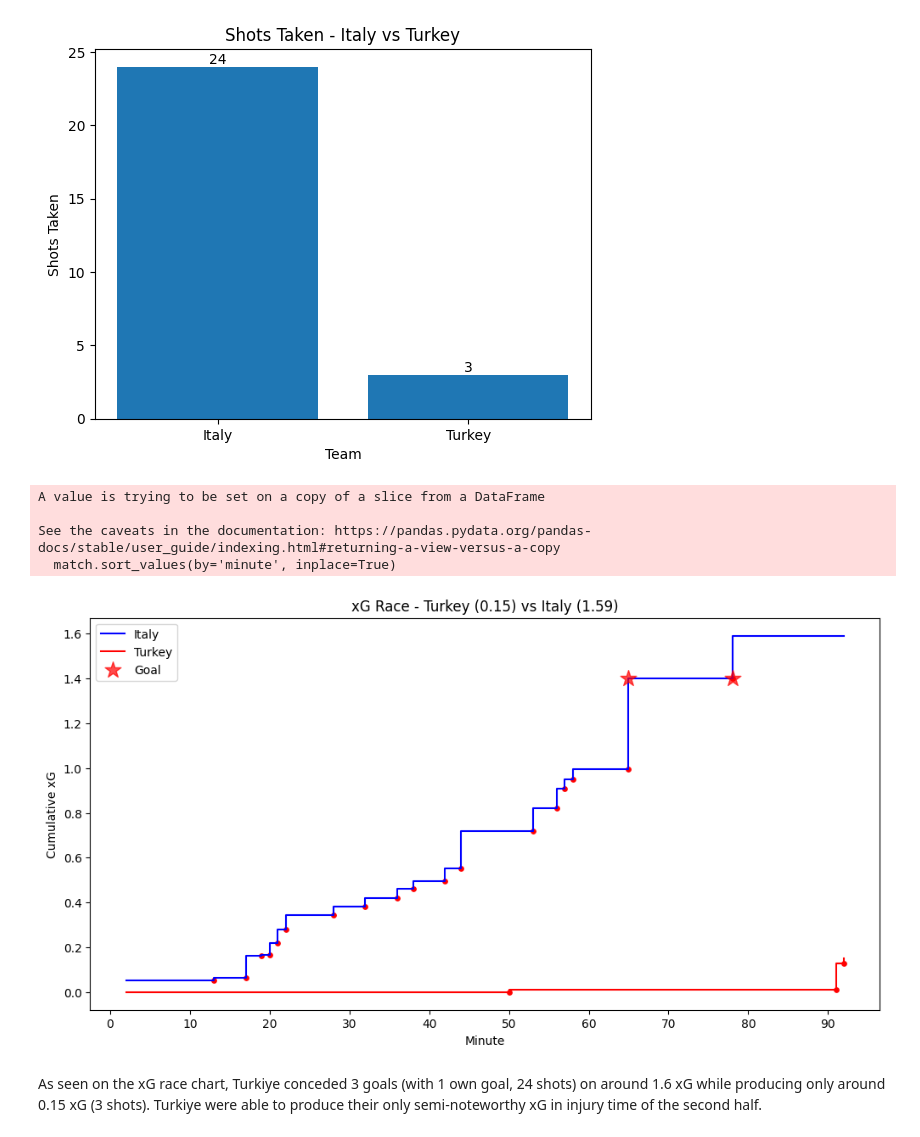
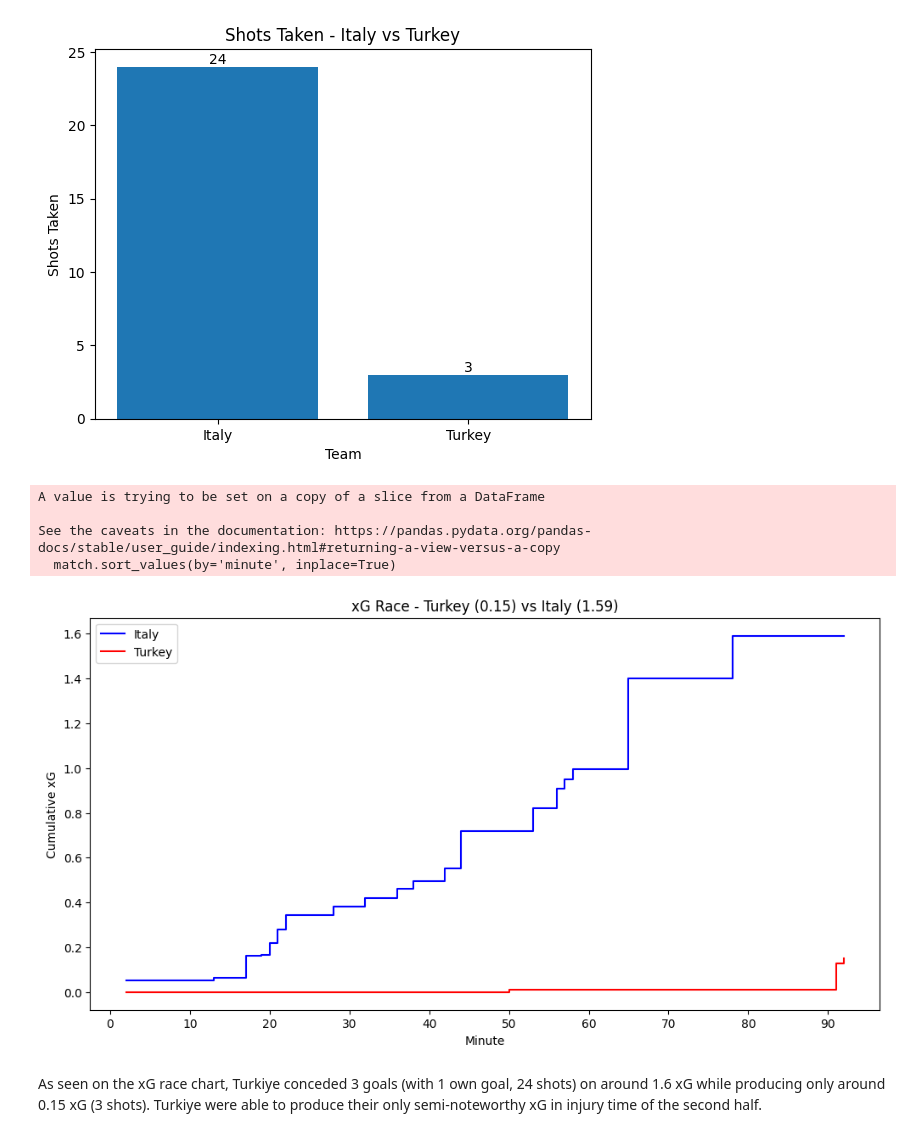
Before and after one commit to yyusufcoskun/Turkiye-EURO-2020-Analysis, a Jupyter notebook: main.ipynb, the cells around one changed output. Cells and saved outputs as stored; diff of their text form; code cells hidden in the pictures.

Commit message:
Downgraded and fixed xG race chart by removing stars

```diff
--- a/main.ipynb
+++ b/main.ipynb
@@ -471,8 +471,7 @@ player_obv
 "\nplayercount = df['player_name'].nunique() WE HAVE 490 PLAYERS IN TOTAL SO OBV ROW COUNT SHOULD BE 490\nplayercount\n\nplayer_obv = df.groupby('player_name')['obv_total_net'].sum().reset_index()\npl ...
 # %%
 def plot_xg_race(dataframe, matchid, team1, team2):
-
-    match = forxg[forxg['match_id'] == matchid]
+    match = dataframe[dataframe['match_id'] == matchid]
     match.sort_values(by='minute', inplace=True)
 
     teams = match['team_name'].unique()
@@ -484,32 +483,32 @@ def plot_xg_race(dataframe, matchid, team1, team2):
     step_minutes = {team: [] for team in teams}
     step_xg = {team: [] for team in teams}
 
-    # Iterating over each minute in the match
     for minute in match['minute']:
         for team in teams:
             # Calculating the cumulative xG for the current minute and team
-            cumulative_xg[team].append(match[(match['team_name'] == team) & (match['minute'] <= minute)]['shot_statsbomb_xg'].sum())
+            cumulative_xg[team].append(
+                match[(match['team_name'] == team) & (match['minute'] <= minute)]['shot_statsbomb_xg'].sum()
+            )
 
         # Check if the xG value increased in the last minute
         for team in teams:
             if len(cumulative_xg[team]) > 1 and cumulative_xg[team][-1] > cumulative_xg[team][-2]:
                 step_minutes[team].append(minute)
-                step_xg[team].append(cumulative_xg[team][-2])
+                step_xg[team].append(cumulative_xg[team][-1])
 
-    # Ploting xG lines
     for i, team in enumerate(teams):
         ax.step(match['minute'], cumulative_xg[team], label=team, color=colors[i], where='post', linestyle='-')
 
-    # Plotting the steps
+    ''' TRY TO PUT STARS WHERE THERE IS A GOAL.
     for team in teams:
-        ax.scatter(step_minutes[team], step_xg[team], color=colors[i], marker='o', s=15)
-
-    goals = match[match['shot_outcome_name'] == 'Goal']
-    y_values = [cumulative_xg[team][j] for team, j in zip(goals['team_name'], goals.index)]
-    ax.scatter(goals['minute'], y_values, color='red', marker='*', s=200, label='Goal', zorder=3, alpha=0.7)
-
-    ax.set_xticks(range(0, max(match['minute'])+1, 10))  # Adjust tick frequency
-
+        goals = match[(match['team_name'] == team) & (match['shot_outcome_name'] == 'Goal')]
+        for goal in goals.itertuples():
+            goal_minute = goal.minute
+            goal_xg = cumulative_xg[team][match['minute'].tolist().index(goal_minute)]
+            lower_elbow_index = np.where(np.array(step_minutes[team]) > goal_minute)[0][0]
+            ax.scatter(step_minutes[team][lower_elbow_index - 1], step_xg[team][lower_elbow_index - 1], color='red', marker='*', s=200, label='Goal', zorder=3, alpha=0.7)
+    '''
+    ax.set_xticks(range(0, max(match['minute']) + 1, 10))  # Adjust tick frequency
     ax.set_xlabel('Minute')
     ax.set_ylabel('Cumulative xG')
     ax.legend()
@@ -717,13 +716,13 @@ plot_bar(tvi_id, shot_count_by_match, 'shot_count', "Shots Taken")
 # %% [output]
 [figure]
 # %%
-# plot_xg_race(forxg, tvi_id, 'Turkey', 'Italy')
+plot_xg_race(forxg, tvi_id, 'Turkey', 'Italy')
 # %% [output]
 A value is trying to be set on a copy of a slice from a DataFrame
 
 See the caveats in the documentation: https://pandas.pydata.org/pandas-docs/stable/user_guide/indexing.html#returning-a-view-versus-a-copy
   match.sort_values(by='minute', inplace=True)
-[figure, old version]
+[figure, new version]
 # %% [markdown]
 As seen on the xG race chart, Turkiye conceded 3 goals (with 1 own goal, 24 shots) on around 1.6 xG while producing only around 0.15 xG (3 shots). Turkiye were able to produce their only semi-noteworthy xG in injury time of the second half.
 # %% [markdown]
```
Also changed, not shown: parts of 8 cells of this notebook.
